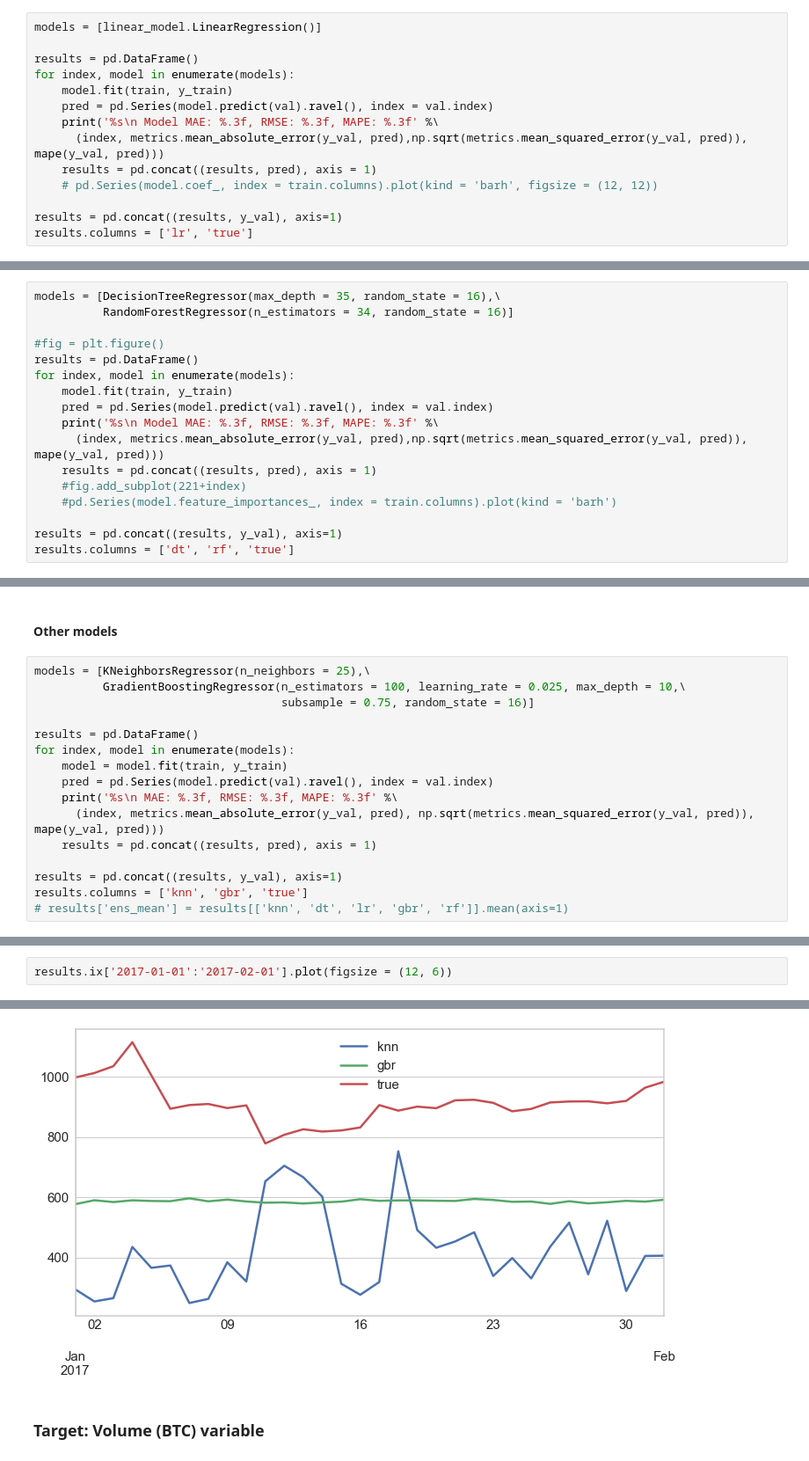
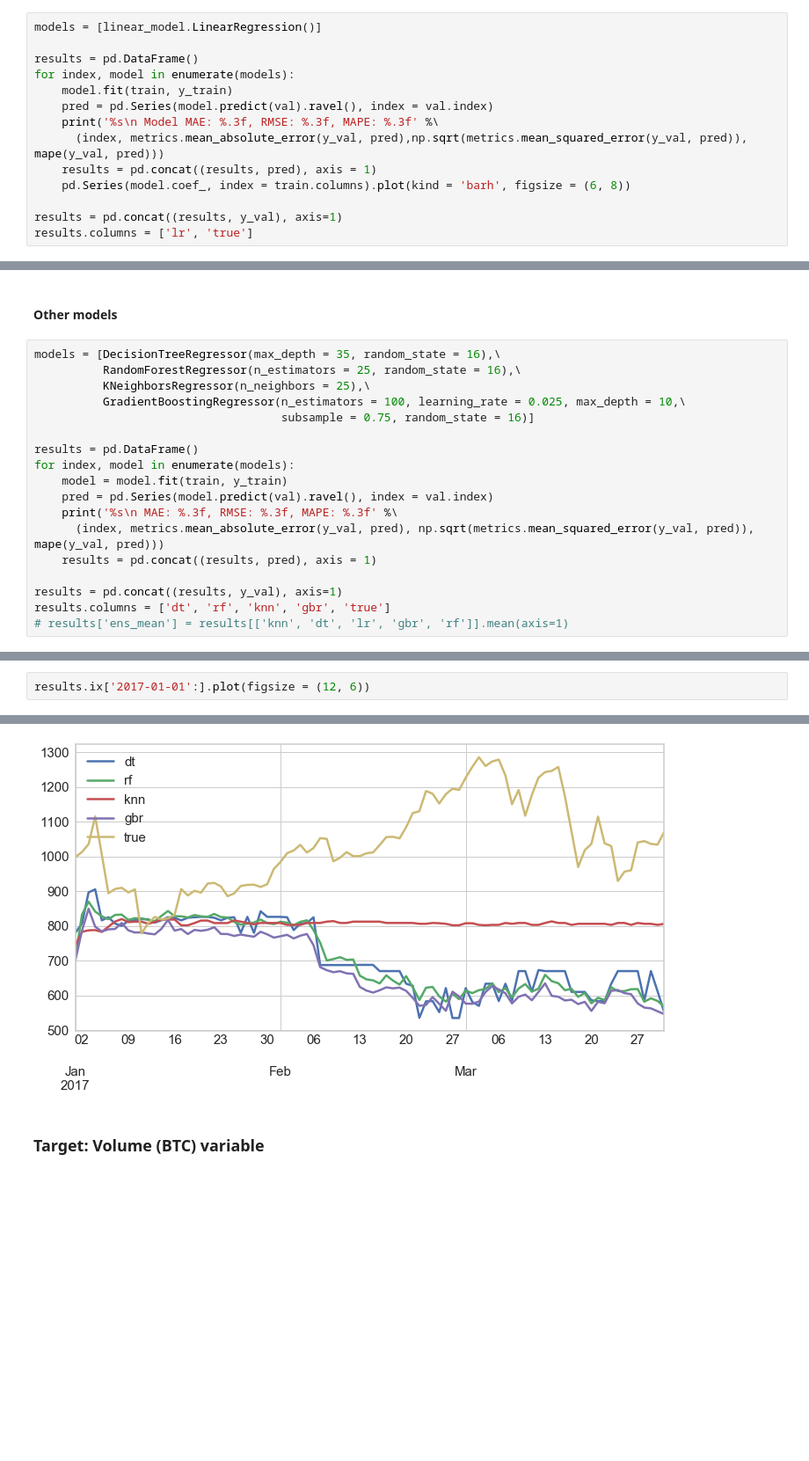
Before and after one commit to RNNCCL/bitcoinPredict-1, a Jupyter notebook: _multivariateAnalysis.ipynb, the cells around one changed output, grey strips where cells are left out. Shown at 88% size. Saved outputs shown, nothing was run; the diff lists cells and outputs as text; blank space fills up the shorter version.

```diff
--- a/_multivariateAnalysis.ipynb
+++ b/_multivariateAnalysis.ipynb
@@ -197,7 +203,7 @@ for index, model in enumerate(models):
     print('%s\n Model MAE: %.3f, RMSE: %.3f, MAPE: %.3f' %\
       (index, metrics.mean_absolute_error(y_val, pred),np.sqrt(metrics.mean_squared_error(y_val, pred)), mape(y_val, pred)))
     results = pd.concat((results, pred), axis = 1)
-    # pd.Series(model.coef_, index = train.columns).plot(kind = 'barh', figsize = (12, 12))
+    pd.Series(model.coef_, index = train.columns).plot(kind = 'barh', figsize = (6, 8))
 
 results = pd.concat((results, y_val), axis=1)
 results.columns = ['lr', 'true']
@@ -214,17 +213,0 @@ results.ix['2017-03-01':].plot()
-# %%
-models = [DecisionTreeRegressor(max_depth = 35, random_state = 16),\
-          RandomForestRegressor(n_estimators = 34, random_state = 16)]
-
-#fig = plt.figure()
-results = pd.DataFrame()
-for index, model in enumerate(models):
-    model.fit(train, y_train)
-    pred = pd.Series(model.predict(val).ravel(), index = val.index)
-    print('%s\n Model MAE: %.3f, RMSE: %.3f, MAPE: %.3f' %\
-      (index, metrics.mean_absolute_error(y_val, pred),np.sqrt(metrics.mean_squared_error(y_val, pred)), mape(y_val, pred)))
-    results = pd.concat((results, pred), axis = 1)
-    #fig.add_subplot(221+index)
-    #pd.Series(model.feature_importances_, index = train.columns).plot(kind = 'barh')
-
-results = pd.concat((results, y_val), axis=1)
-results.columns = ['dt', 'rf', 'true']
@@ -241,7 +219,9 @@ results.ix['2017-01-01':].plot()
 # %% [markdown]
 #### Other models
 # %%
-models = [KNeighborsRegressor(n_neighbors = 25),\
+models = [DecisionTreeRegressor(max_depth = 35, random_state = 16),\
+          RandomForestRegressor(n_estimators = 25, random_state = 16),\
+          KNeighborsRegressor(n_neighbors = 25),\
           GradientBoostingRegressor(n_estimators = 100, learning_rate = 0.025, max_depth = 10,\
                                     subsample = 0.75, random_state = 16)]
 
@@ -254,7 +234,7 @@ for index, model in enumerate(models):
     results = pd.concat((results, pred), axis = 1)
 
 results = pd.concat((results, y_val), axis=1)
-results.columns = ['knn', 'gbr', 'true']
+results.columns = ['dt', 'rf', 'knn', 'gbr', 'true']
 # results['ens_mean'] = results[['knn', 'dt', 'lr', 'gbr', 'rf']].mean(axis=1)
 # %% [output]
 0
@@ -264,8 +248,8 @@ results.columns = ['knn', 'gbr', 'true']
 # %%
-results.ix['2017-01-01':'2017-02-01'].plot(figsize = (12, 6))
+results.ix['2017-01-01':].plot(figsize = (12, 6))
 # %% [output]
 <matplotlib.axes._subplots.AxesSubplot at 0x...>
-[figure, old version]
+[figure, new version]
 # %% [markdown]
 ### Target: Volume (BTC) variable
 # %% [markdown]
```
Also changed, not shown: parts of 21 cells of this notebook.
